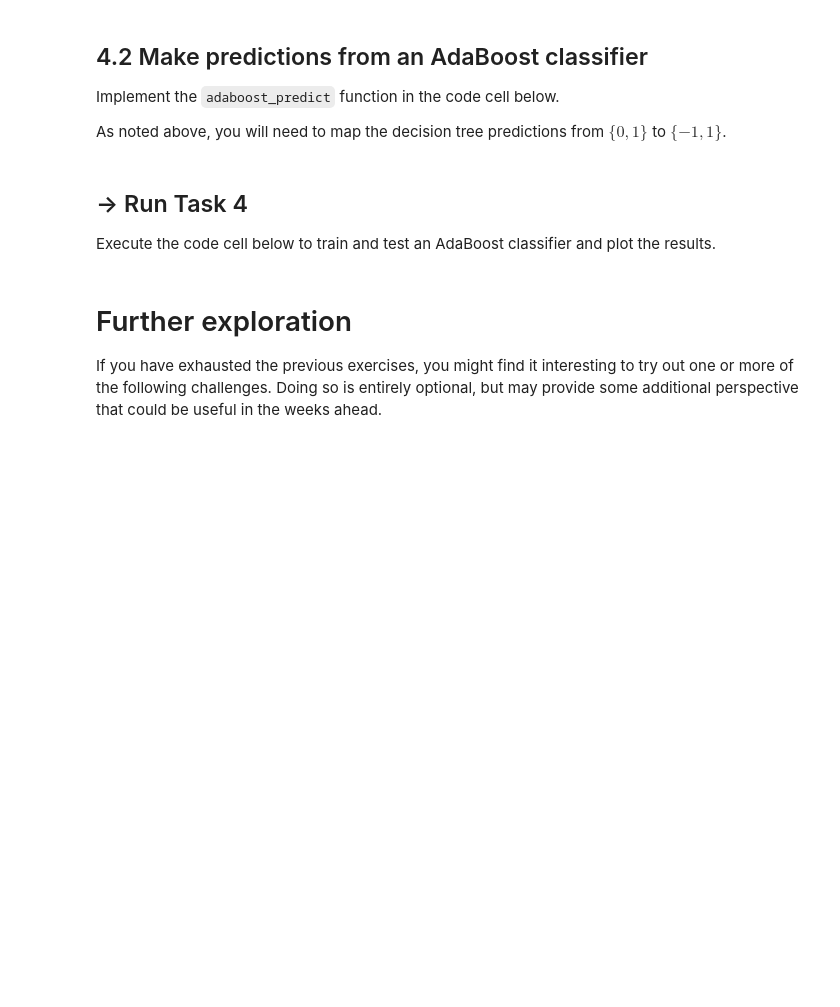
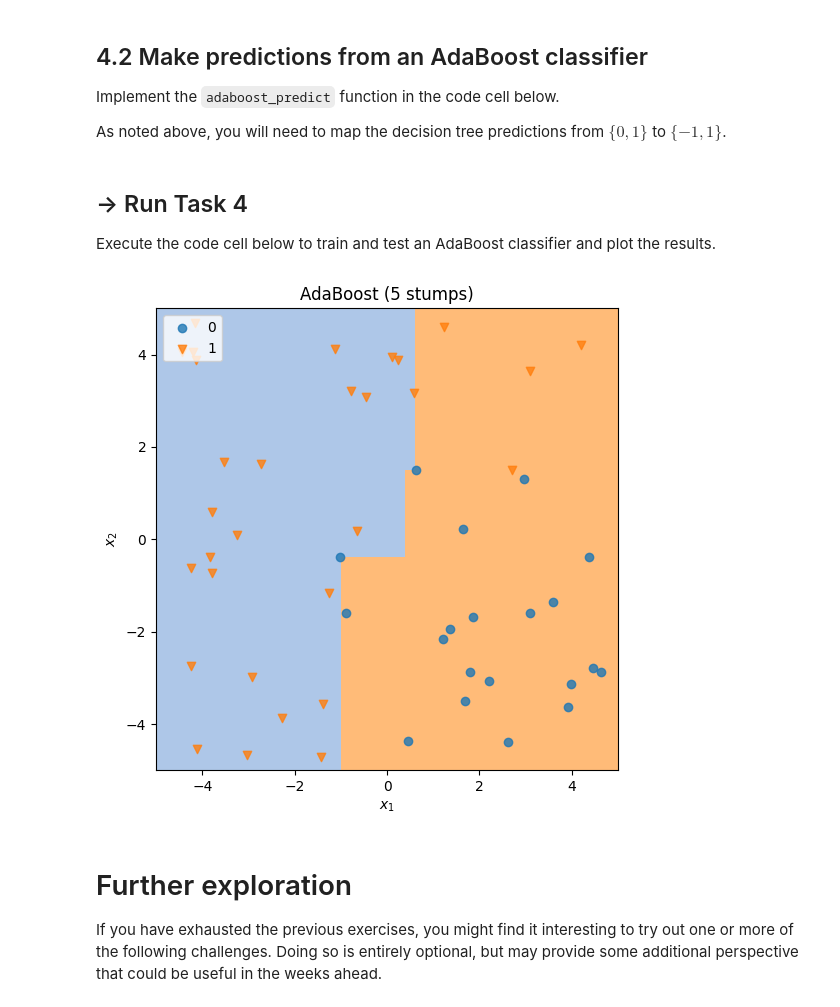
Before and after one commit to XianNg24/COMP0088_intro_to_machine_learning, a Jupyter notebook: comp88_lab3.ipynb, the cells around one changed output. Drawn from its saved outputs; the diff is of its cells as text; code cells hidden in the pictures; blank space fills up the shorter version.

```diff
--- a/comp88_lab3.ipynb
+++ b/comp88_lab3.ipynb
@@ -145,7 +145,7 @@ def misclassification ( y, cls, weights=None ):
 
     # Arguments
         y: a set of class labels
-        cls: a candidate classification for the set
+        cls: a candidate classification for the set (can be a single class label or an array of predictions)
         weights: optional weights vector specifying relative
             importance of the samples labelled by y
 
@@ -153,13 +153,13 @@ def misclassification ( y, cls, weights=None ):
         err: the misclassification error of the candidate labels
     """
 
-    # TODO: implement weighted misclassification metric
     if weights is None:
         weights = np.ones(len(y)) / len(y)
-    err = 0
-    for i in range(len(y)):
-        if y[i] != cls:
-            err += weights[i]
+
+    # Compare the true labels y with the candidate classification cls
+    # This works correctly whether cls is a single value or an array of the same shape as y
+    err = np.sum(weights * (y != cls))
+
     return err
 # %% [markdown]
 ## 2.2 Split a dataset to reduce misclassification
@@ -538,7 +538,22 @@ def adaboost_train ( X, y, k, min_size=1, max_depth=1, epsilon=1e-8 ):
             given each of the decision tree predictions
     """
     # TODO: implement this
-    return None, None
+    trees = []
+    alphas = []
+    weights = np.ones(len(y)) / len(y)
+    for i in range(k):
+        tree = decision_tree_train(X, y, weights=weights, min_size=min_size, max_depth=max_depth)
+        trees.append(tree)
+        result = decision_tree_predict(tree, X)
+        error = misclassification(y, result, weights)
+        if error < epsilon:
+            break
+        alpha = np.log((1 - error) / error)
+        alphas.append(alpha)
+        weights = weights * np.exp(alpha * (y != result))
+        weights = weights / np.sum(weights)
+
+    return trees, alphas
 # %% [markdown]
 ## 4.2 Make predictions from an AdaBoost classifier
 
@@ -561,7 +576,19 @@ def adaboost_predict ( trees, alphas, X ):
         y: the predicted labels
     """
     # TODO: implement this
-    return None
+    predictions = []
+    for tree in trees:
+        predictions.append(decision_tree_predict(tree, X))
+
+    predictions = np.array(predictions)
+    predictions[predictions == 0] = -1
+
+    weighted_predictions = predictions * np.array(alphas).reshape(-1, 1)
+    weighted_predictions = np.sum(weighted_predictions, axis=0)
+
+    y = np.where(weighted_predictions >= 0, 0, 1)
+
+    return y
 # %% [markdown]
 ## → Run Task 4
 
@@ -569,20 +596,22 @@ Execute the code cell below to train and test an AdaBoost classifier and plot th
 # %%
 NUM_SAMPLES = 50
 RESOLUTION = 100
-NUM_TREES = 10
+NUM_TREES = 5
 
 X = df[['X1','X2']].values[:NUM_SAMPLES,:]
 y = df['Binary'].values[:NUM_SAMPLES]
 
 fig = plt.figure(figsize=(6, 6))
 ax = fig.subplots()
 
 trees, alphas = adaboost_train ( X, y, NUM_TREES )
 if forest is None:
     utils.plot_unimplemented(ax, f'AdaBoost')
 else:
     ada_cls = lambda z: adaboost_predict ( trees, alphas, z )
     utils.plot_classification_map(ax, ada_cls, X, y, resolution=RESOLUTION, title=f'AdaBoost ({NUM_TREES} stumps)')
+# %% [output]
+[figure, added]
 # %% [markdown]
 # Further exploration
 
```
Also changed, not shown: parts of 1 cell of this notebook.
